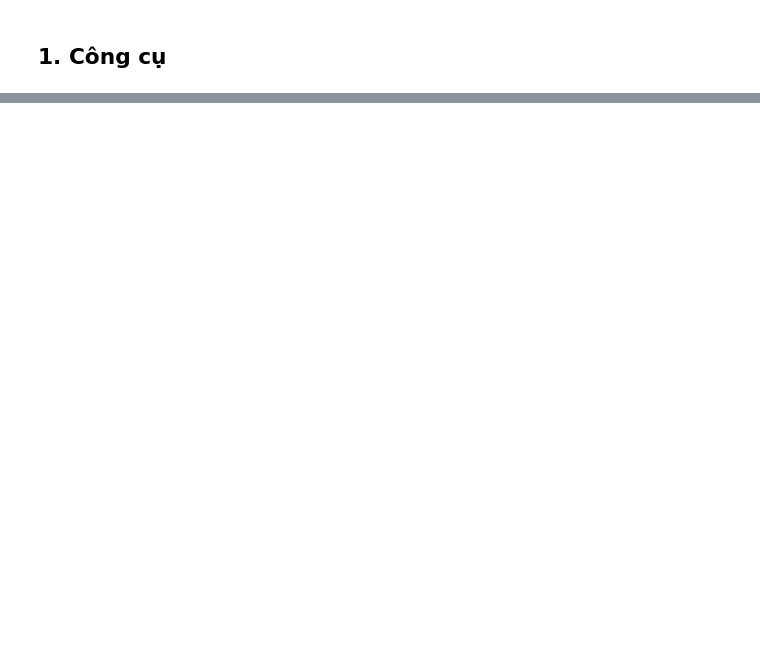
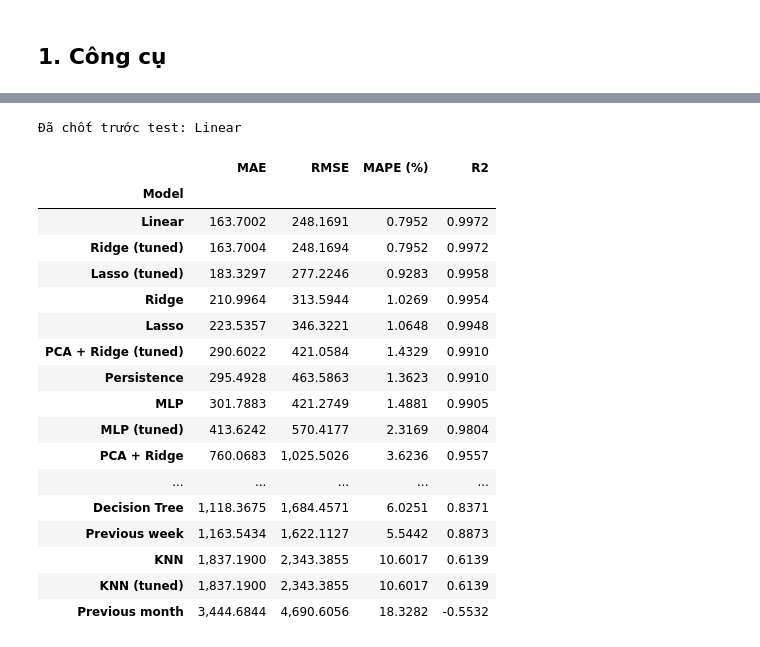
Before and after one commit to huy1907ddddddd/DS66B_group_14, a Jupyter notebook: notebooks/GridWatch_Colab.ipynb, the cells around one changed output, grey strips where cells are left out. Saved outputs shown, nothing was run; the diff lists cells and outputs as text; code cells hidden in the pictures; blank space fills up the shorter version.

```diff
--- a/notebooks/GridWatch_Colab.ipynb
+++ b/notebooks/GridWatch_Colab.ipynb
@@ -474,0 +166,13 @@ Test cũ đã từng được xem; cần ghi rõ khi chốt cách đánh giá cu
+# %%
+validation_start = df.time.iloc[train_end]
+train = target_time < validation_start
+validation = origin >= validation_start
+X_train_all, y_train = X.loc[train], y.loc[train]
+X_val_all, y_val = X.loc[validation], y.loc[validation]
+split_summary = pd.DataFrame({
+    'Số dòng': [train.sum(), validation.sum()],
+    'Lúc dự đoán đầu': [origin[train].min(), origin[validation].min()],
+    'Lúc có đáp án cuối': [target_time[train].max(), target_time[validation].max()]
+}, index=['Train', 'Validation'])
+display(split_summary)
+assert target_time[train].max() < origin[validation].min()
@@ -474,0 +278,14 @@ Test cũ đã từng được xem; cần ghi rõ khi chốt cách đánh giá cu
+# %%
+cv = TimeSeriesSplit(n_splits=3, gap=horizon)
+tuned, searches, tuning_rows = {}, {}, []
+
+def tune_model(name, grid):
+    search = GridSearchCV(models[name], grid, scoring='neg_mean_absolute_error',
+                          cv=cv, n_jobs=1, error_score='raise')
+    search.fit(X_train, y_train)
+    tuned[name] = search.best_estimator_
+    searches[name] = search
+    val_predictions[name + ' (tuned)'] = search.predict(X_val)
+    error = mean_absolute_error(y_val, val_predictions[name + ' (tuned)'])
+    tuning_rows.append([name, search.best_params_, -search.best_score_, error])
+    print(name, '| Tham số:', search.best_params_, '| CV MAE:', -search.best_score_, '| Validation MAE:', error)
@@ -474,0 +358,29 @@ Test cũ đã từng được xem; cần ghi rõ khi chốt cách đánh giá cu
+# %%
+candidates = models.copy()
+for name, model in tuned.items():
+    candidates[name + ' (tuned)'] = model
+validation_rows = [[name, *metrics(y_val, predicted)] for name, predicted in val_predictions.items()]
+validation_results = pd.DataFrame(validation_rows, columns=['Model'] + metric_names).set_index('Model').sort_values('MAE')
+best_name = validation_results.index[0]
+display(validation_results)
+print('Đã chốt trước test:', best_name)
+# %% [output]
+Đã chốt trước test: Linear
+|  | MAE | RMSE | MAPE (%) | R2 |
+| Model |  |  |  |  |
+| Linear | 163.7002 | 248.1691 | 0.7952 | 0.9972 |
+| Ridge (tuned) | 163.7004 | 248.1694 | 0.7952 | 0.9972 |
+| Lasso (tuned) | 183.3297 | 277.2246 | 0.9283 | 0.9958 |
+| Ridge | 210.9964 | 313.5944 | 1.0269 | 0.9954 |
+| Lasso | 223.5357 | 346.3221 | 1.0648 | 0.9948 |
+| PCA + Ridge (tuned) | 290.6022 | 421.0584 | 1.4329 | 0.9910 |
+| Persistence | 295.4928 | 463.5863 | 1.3623 | 0.9910 |
+| MLP | 301.7883 | 421.2749 | 1.4881 | 0.9905 |
+| MLP (tuned) | 413.6242 | 570.4177 | 2.3169 | 0.9804 |
+| PCA + Ridge | 760.0683 | 1,025.5026 | 3.6236 | 0.9557 |
+| ... | ... | ... | ... | ... |
+| Decision Tree | 1,118.3675 | 1,684.4571 | 6.0251 | 0.8371 |
+| Previous week | 1,163.5434 | 1,622.1127 | 5.5442 | 0.8873 |
+| KNN | 1,837.1900 | 2,343.3855 | 10.6017 | 0.6139 |
+| KNN (tuned) | 1,837.1900 | 2,343.3855 | 10.6017 | 0.6139 |
+| Previous month | 3,444.6844 | 4,690.6056 | 18.3282 | -0.5532 |
```
Also changed, not shown: parts of 72 cells of this notebook, 11 other files.
